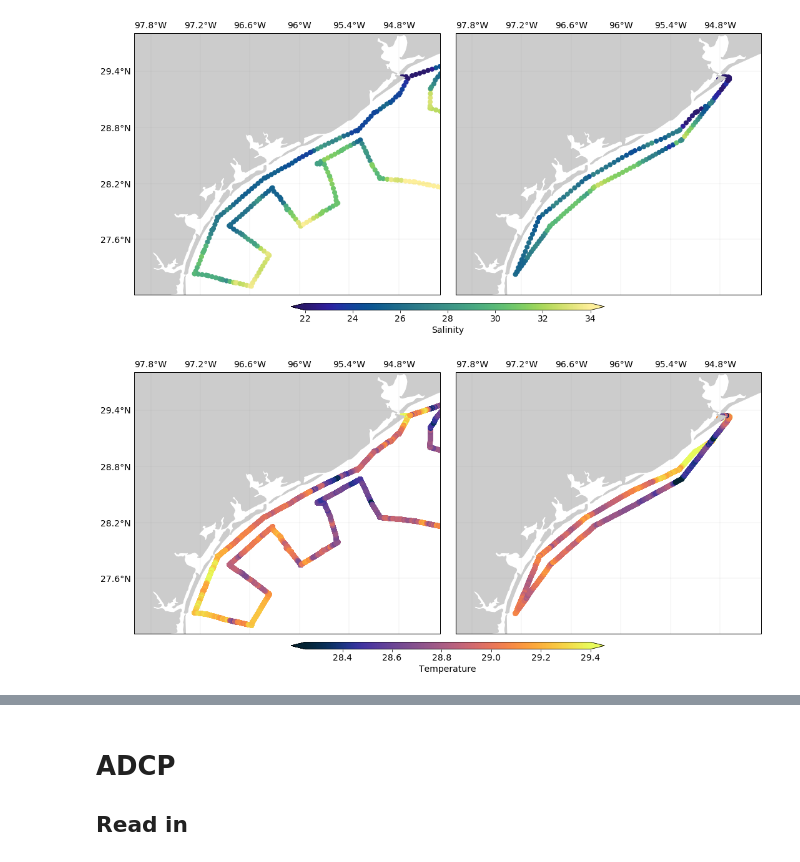
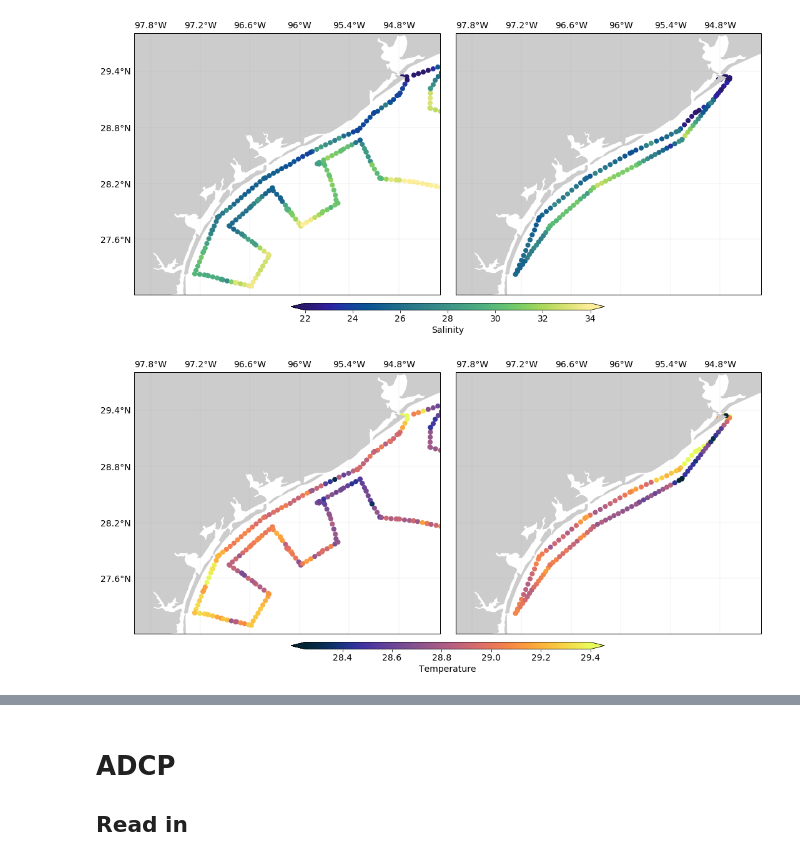
Before and after one commit to kthyng/harvey_plankton, a Jupyter notebook: figures.ipynb, the cells around one changed output, grey strips where cells are left out. Saved outputs shown, nothing was run; the diff lists cells and outputs as text; code cells hidden in the pictures.

```diff
--- a/figures.ipynb
+++ b/figures.ipynb
@@ -68,6 +91,8 @@ from matplotlib.collections import LineCollection
 # buoys have full data range, so use to set up full color range
 # colors = buoys[buoy][dstart:dend]['idx'].values  # buoys[buoy][dstart:dend].index
 # norm.autoscale(colors)
+# %%
+dc = 20
 # %%
 key = 'Practical salinity'
 cmap = cmo.haline
@@ -84,7 +109,7 @@ fig.subplots_adjust(wspace=0.05)
 
 # Leg 1
 
-dc = 100
+# dc = 20
 points = np.array([df1['lon'][::dc], df1['lat'][::dc]]).T.reshape(-1 ,1 ,2)
 segments = np.concatenate([points[:-1], points[1:]], axis=1)
 
@@ -111,7 +136,7 @@ mappable = ax1.add_collection(lc)
 
 # Leg 3
 
-dc = 100
+# dc = 20
 points = np.array([df3['lon'][::dc], df3['lat'][::dc]]).T.reshape(-1 ,1 ,2)
 segments = np.concatenate([points[:-1], points[1:]], axis=1)
 
@@ -207,33 +232,33 @@ ax1.set_frame_on(False) # kind of like it without the box
 ax1.set_extent([-98, -94.3, 27, 29.8], pc)
 gl = ax1.gridlines(linewidth=0.2, color='gray', alpha=0.5, linestyle='-', draw_labels=True)
 # the following two make the labels look like lat/lon format
 gl.xformatter = LONGITUDE_FORMATTER
 gl.yformatter = LATITUDE_FORMATTER
 gl.xlabels_bottom = False  # turn off labels where you don't want them
 gl.ylabels_right = False
 ax1.add_feature(land_10m, facecolor='0.8')
 ax1.set_facecolor('0.8')
 
-mappable = ax1.scatter(df1['lon'], df1['lat'], c=df1[key], s=50, cmap=cmap, transform=pc, vmin=tmin, vmax=tmax)
+mappable = ax1.scatter(df1['lon'][::dc], df1['lat'][::dc], c=df1[key][::dc], s=50, cmap=cmap, transform=pc, vmin=tmin, vmax=tmax)
 
 # Leg 3
 ax2 = fig.add_subplot(1,2,2, projection=merc)
 # ax = fig.add_axes([0.06, 0.01, 0.93, 0.95], projection=merc)
 ax2.set_frame_on(False) # kind of like it without the box
 ax2.set_extent([-98, -94.3, 27, 29.8], pc)
 gl = ax2.gridlines(linewidth=0.2, color='gray', alpha=0.5, linestyle='-', draw_labels=True)
 # the following two make the labels look like lat/lon format
 gl.xformatter = LONGITUDE_FORMATTER
 gl.yformatter = LATITUDE_FORMATTER
 gl.xlabels_bottom = False  # turn off labels where you don't want them
 gl.ylabels_right = False
 gl.ylabels_left = False
 ax2.add_feature(land_10m, facecolor='0.8')
 ax2.set_facecolor('0.8')
 
-mappable = ax2.scatter(df3['lon'], df3['lat'], c=df3[key], s=50, cmap=cmap, transform=pc, vmin=tmin, vmax=tmax)
+mappable = ax2.scatter(df3['lon'][::dc], df3['lat'][::dc], c=df3[key][::dc], s=50, cmap=cmap, transform=pc, vmin=tmin, vmax=tmax)
 
 cb = fig.colorbar(mappable, ax=[ax1,ax2], orientation='horizontal', pad=0.02, shrink=0.5, aspect=40, extend='both')
 cb.set_label(label)
 # %% [output]
-[figure, old version]
+[figure, new version]
```
Also changed, not shown: parts of 6 cells of this notebook.
